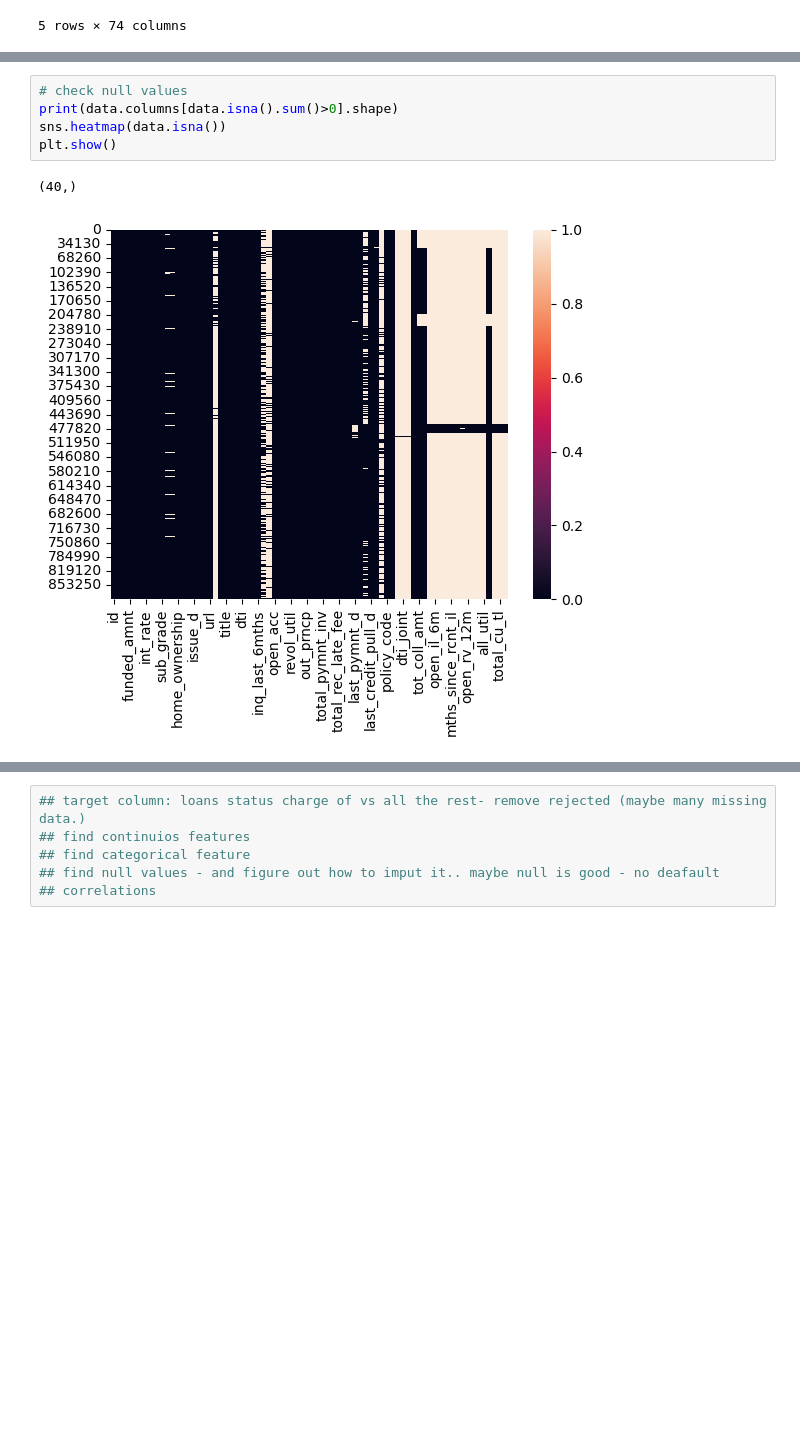
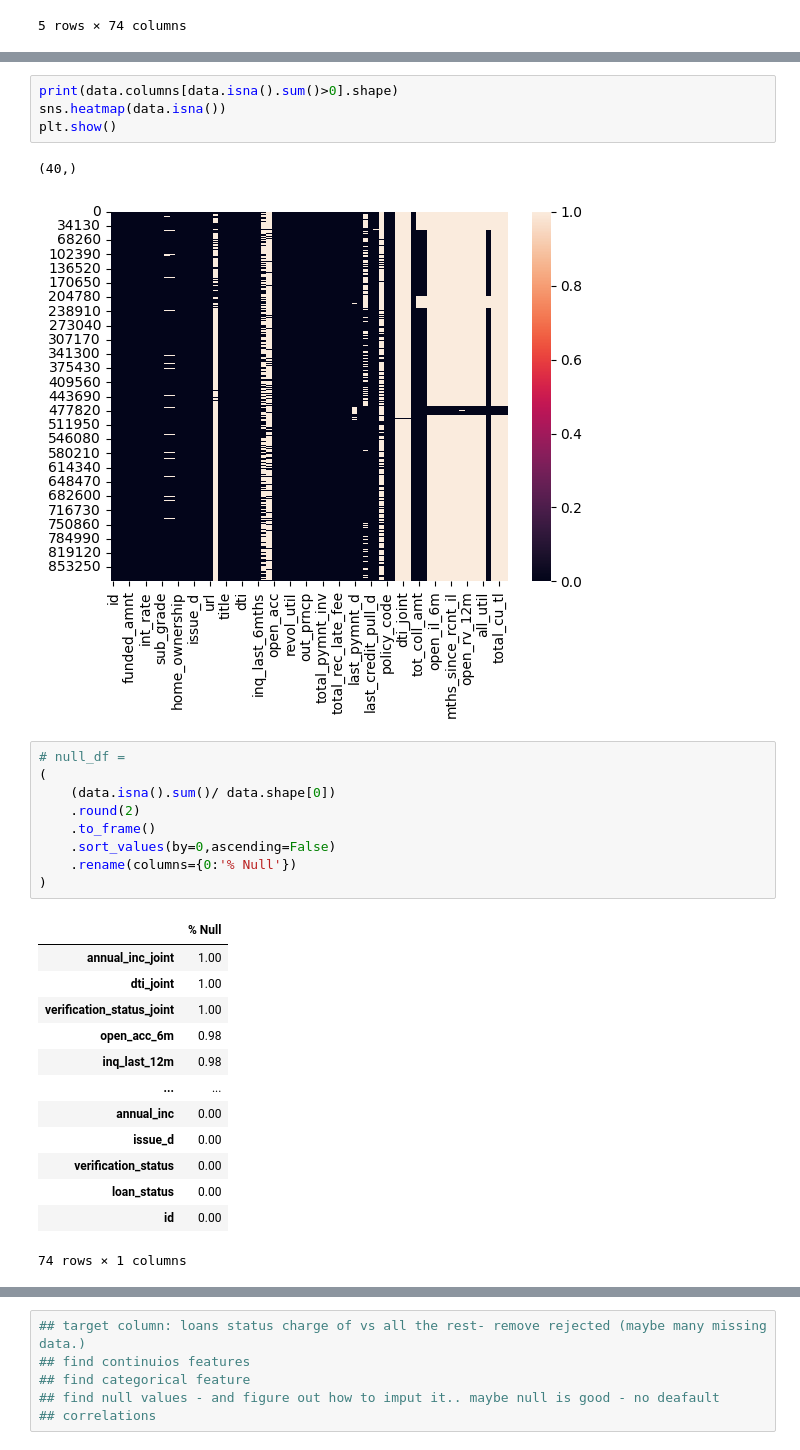
Before and after one commit to Oren-Ben/projects, a Jupyter notebook: charge_off_kaggle/co_prediction.ipynb, the cells around one changed output, grey strips where cells are left out. Cells and saved outputs as stored; diff of their text form; blank space fills up the shorter version.

```diff
--- a/charge_off_kaggle/co_prediction.ipynb
+++ b/charge_off_kaggle/co_prediction.ipynb
@@ -48,8 +52,30 @@ memory usage: 501.0+ MB
 # %%
-# check null values
 print(data.columns[data.isna().sum()>0].shape)
 sns.heatmap(data.isna())
 plt.show()
 # %% [output]
 (40,)
 [figure]
+# %%
+# null_df =
+(
+    (data.isna().sum()/ data.shape[0])
+    .round(2)
+    .to_frame()
+    .sort_values(by=0,ascending=False)
+    .rename(columns={0:'% Null'})
+)
+# %% [output]
+|  | % Null |
+| annual_inc_joint | 1.00 |
+| dti_joint | 1.00 |
+| verification_status_joint | 1.00 |
+| open_acc_6m | 0.98 |
+| inq_last_12m | 0.98 |
+| ... | ... |
+| annual_inc | 0.00 |
+| issue_d | 0.00 |
+| verification_status | 0.00 |
+| loan_status | 0.00 |
+| id | 0.00 |
+74 rows × 1 columns
```
Also changed, not shown: parts of 17 cells of this notebook, 1 other file.
